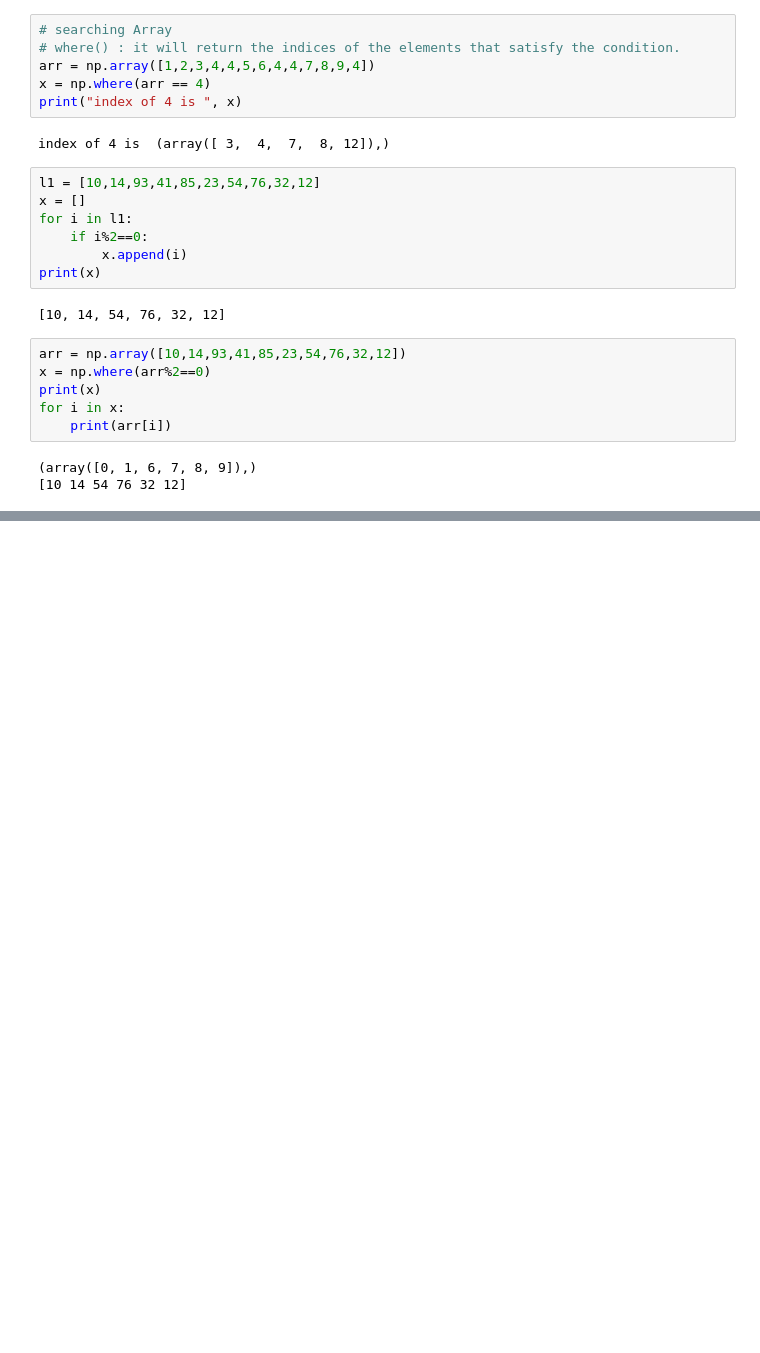
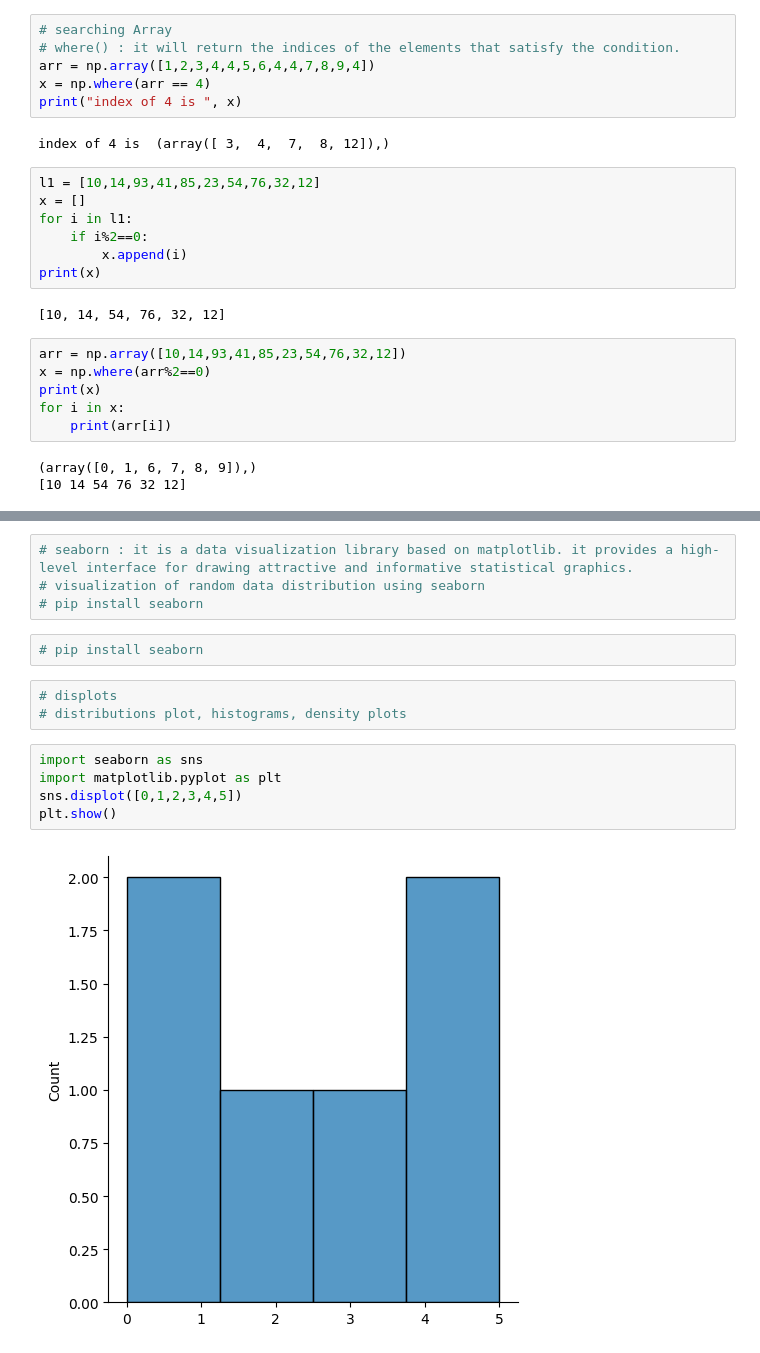
Before and after one commit to Yogesh0801/Python_Programming, a Jupyter notebook: python Library/Numpy.ipynb, the cells around one changed output, grey strips where cells are left out. Saved outputs shown, nothing was run; the diff lists cells and outputs as text; blank space fills up the shorter version.

Commit message:
matplotlib

```diff
--- a/python Library/Numpy.ipynb
+++ b/python Library/Numpy.ipynb
@@ -589,0 +724,16 @@ for i in x:
+# %%
+# seaborn : it is a data visualization library based on matplotlib. it provides a high-level interface for drawing attractive and informative statistical graphics.
+# visualization of random data distribution using seaborn
+# pip install seaborn
+# %%
+# pip install seaborn
+# %%
+# displots
+# distributions plot, histograms, density plots
+# %%
+import seaborn as sns
+import matplotlib.pyplot as plt
+sns.displot([0,1,2,3,4,5])
+plt.show()
+# %% [output]
+[figure, added]
```
Also changed, not shown: parts of 62 cells of this notebook, 6 other files.
